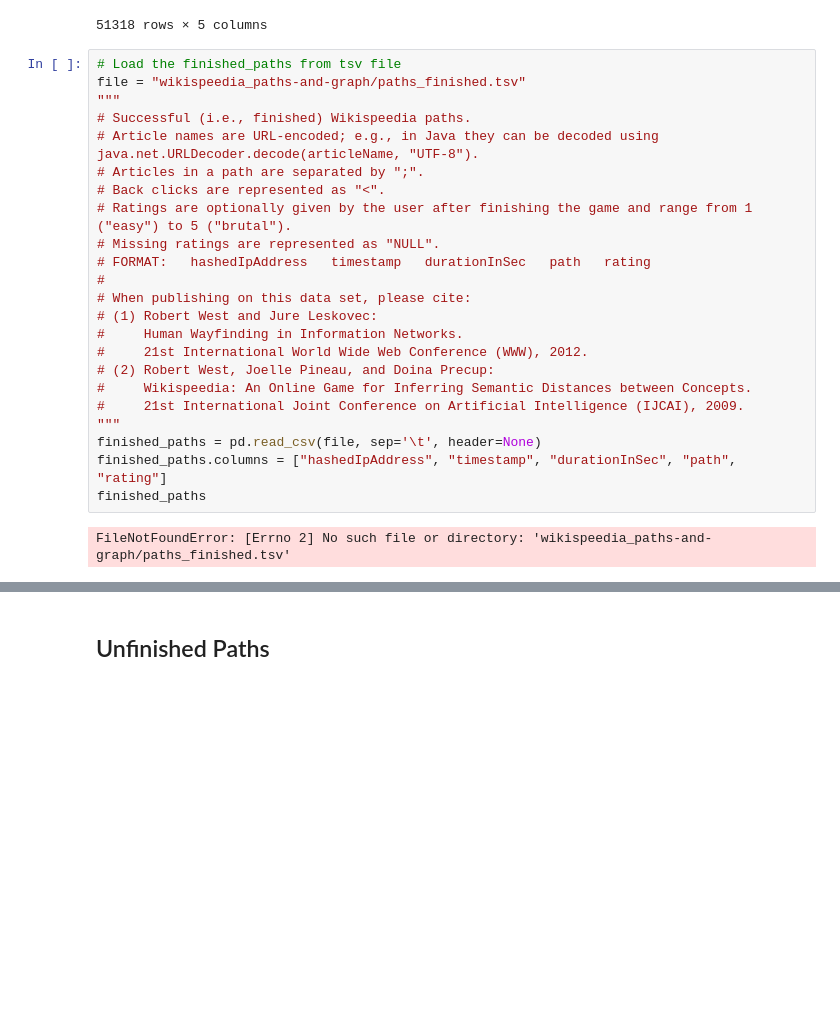
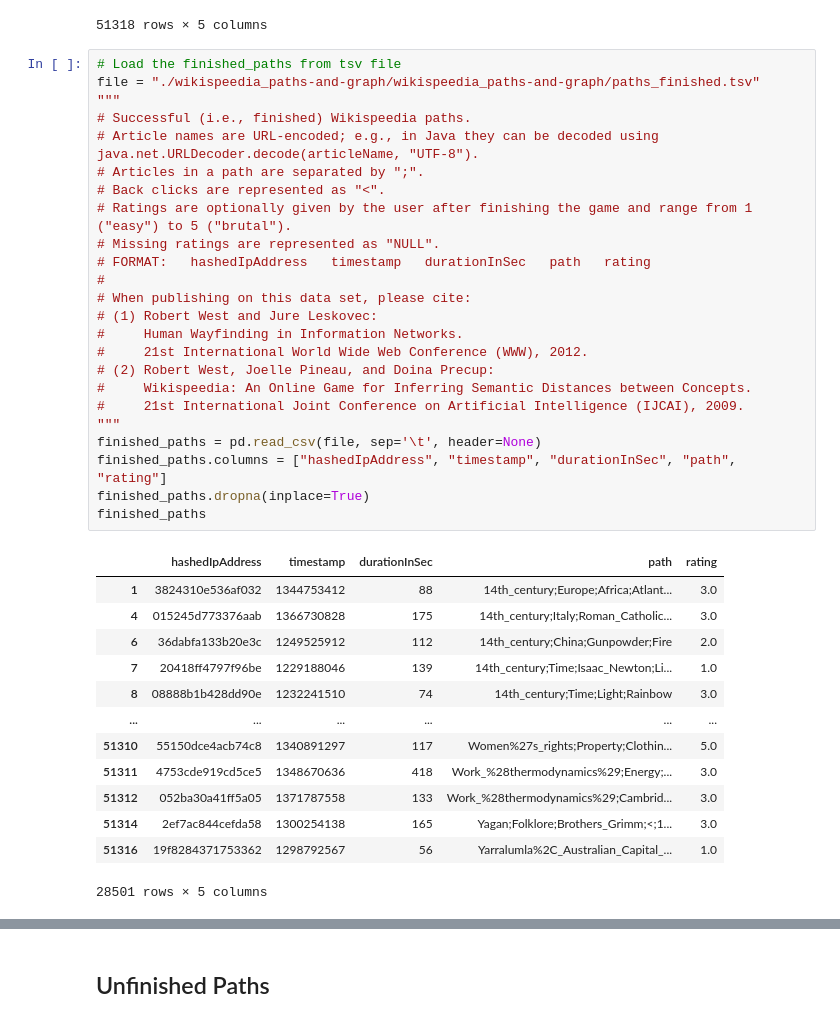
Before and after one commit to epfl-ada/ada-2024-project-tadaa, a Jupyter notebook: data_exploration.ipynb, the cells around one changed output, grey strips where cells are left out. Saved outputs shown, nothing was run; the diff lists cells and outputs as text; blank space fills up the shorter version.

```diff
--- a/data_exploration.ipynb
+++ b/data_exploration.ipynb
@@ -42,29 +42,42 @@ finished_paths
 51318 rows × 5 columns
 # %%
 # Load the finished_paths from tsv file
-file = "wikispeedia_paths-and-graph/paths_finished.tsv"
+file = "./wikispeedia_paths-and-graph/wikispeedia_paths-and-graph/paths_finished.tsv"
 """
 # Successful (i.e., finished) Wikispeedia paths.
 # Article names are URL-encoded; e.g., in Java they can be decoded using java.net.URLDecoder.decode(articleName, "UTF-8").
 # Articles in a path are separated by ";".
 # Back clicks are represented as "<".
 # Ratings are optionally given by the user after finishing the game and range from 1 ("easy") to 5 ("brutal").
 # Missing ratings are represented as "NULL".
 # FORMAT:   hashedIpAddress   timestamp   durationInSec   path   rating
 #
 # When publishing on this data set, please cite:
 # (1) Robert West and Jure Leskovec:
 #     Human Wayfinding in Information Networks.
 #     21st International World Wide Web Conference (WWW), 2012.
 # (2) Robert West, Joelle Pineau, and Doina Precup:
 #     Wikispeedia: An Online Game for Inferring Semantic Distances between Concepts.
 #     21st International Joint Conference on Artificial Intelligence (IJCAI), 2009.
 """
 finished_paths = pd.read_csv(file, sep='\t', header=None)
 finished_paths.columns = ["hashedIpAddress", "timestamp", "durationInSec", "path", "rating"]
+finished_paths.dropna(inplace=True)
 finished_paths
 # %% [output]
+|  | hashedIpAddress | timestamp | durationInSec | path | rating |
+| 1 | 3824310e536af032 | 1344753412 | 88 | 14th_century;Europe;Africa;Atlant... | 3.0 |
+| 4 | 015245d773376aab | 1366730828 | 175 | 14th_century;Italy;Roman_Catholic... | 3.0 |
+| 6 | 36dabfa133b20e3c | 1249525912 | 112 | 14th_century;China;Gunpowder;Fire | 2.0 |
+| 7 | 20418ff4797f96be | 1229188046 | 139 | 14th_century;Time;Isaac_Newton;Li... | 1.0 |
+| 8 | 08888b1b428dd90e | 1232241510 | 74 | 14th_century;Time;Light;Rainbow | 3.0 |
+| ... | ... | ... | ... | ... | ... |
+| 51310 | 55150dce4acb74c8 | 1340891297 | 117 | Women%27s_rights;Property;Clothin... | 5.0 |
+| 51311 | 4753cde919cd5ce5 | 1348670636 | 418 | Work_%28thermodynamics%29;Energy;... | 3.0 |
+| 51312 | 052ba30a41ff5a05 | 1371787558 | 133 | Work_%28thermodynamics%29;Cambrid... | 3.0 |
+| 51314 | 2ef7ac844cefda58 | 1300254138 | 165 | Yagan;Folklore;Brothers_Grimm;<;1... | 3.0 |
+| 51316 | 19f8284371753362 | 1298792567 | 56 | Yarralumla%2C_Australian_Capital_... | 1.0 |
-FileNotFoundError: [Errno 2] No such file or directory: 'wikispeedia_paths-and-graph/paths_finished.tsv'
+28501 rows × 5 columns
 # %%
 # Transform timestamp to datetime
 finished_paths['timestamp'] =  finished_paths["timestamp"].apply(lambda x: pd.to_datetime(x, unit='s'))
```
Also changed, not shown: parts of 20 cells of this notebook.
